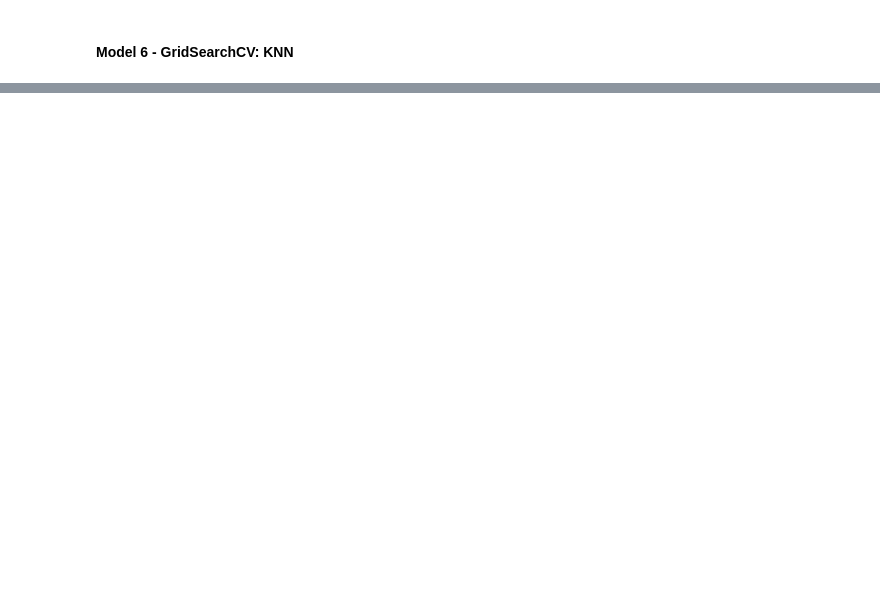
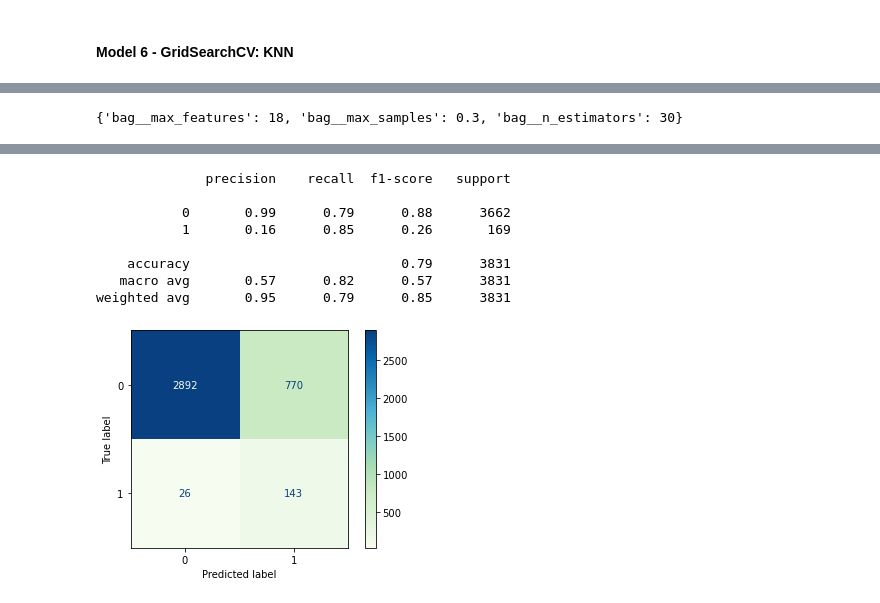
Before and after one commit to jasonarikupurathu/stroke-predictions, a Jupyter notebook: Analysis-Notebook.ipynb, the cells around one changed output, grey strips where cells are left out. Saved outputs shown, nothing was run; the diff lists cells and outputs as text; code cells hidden in the pictures; blank space fills up the shorter version.

```diff
--- a/Analysis-Notebook.ipynb
+++ b/Analysis-Notebook.ipynb
@@ -326,0 +395,13 @@ weighted avg       0.92      0.71      0.79      1278
+# %%
+steps = [('trans', trans),
+         ('sm', SMOTE()),
+         ('bag', BaggingClassifier(base_estimator=DecisionTreeClassifier(max_depth=5, class_weight='balanced'), verbose = 1))]
+
+bag_pipe = imbpipeline(steps=steps)
+params = {
+    'bag__n_estimators': range(10,50,10),
+    'bag__max_samples': [.3,.4,.5,.6,.7,.8],
+    'bag__max_features': [1,18,1]
+}
+cv_bag = GridSearchCV(bag_pipe, param_grid=params, scoring='recall')
+cv_bag.fit(X_train, y_train)
@@ -326,0 +443,7 @@ weighted avg       0.92      0.71      0.79      1278
+# %%
+cv_bag.best_params_
+# %% [output]
+{'bag__max_features': 18, 'bag__max_samples': 0.3, 'bag__n_estimators': 30}
+# %%
+evaluation_report(cv_bag, X_train, y_train)
+# %% [output]
@@ -326,0 +454,9 @@ weighted avg       0.92      0.71      0.79      1278
+              precision    recall  f1-score   support
+
+           0       0.99      0.79      0.88      3662
+           1       0.16      0.85      0.26       169
+
+    accuracy                           0.79      3831
+   macro avg       0.57      0.82      0.57      3831
+weighted avg       0.95      0.79      0.85      3831
+[figure, added]
```
Also changed, not shown: parts of 32 cells of this notebook.
